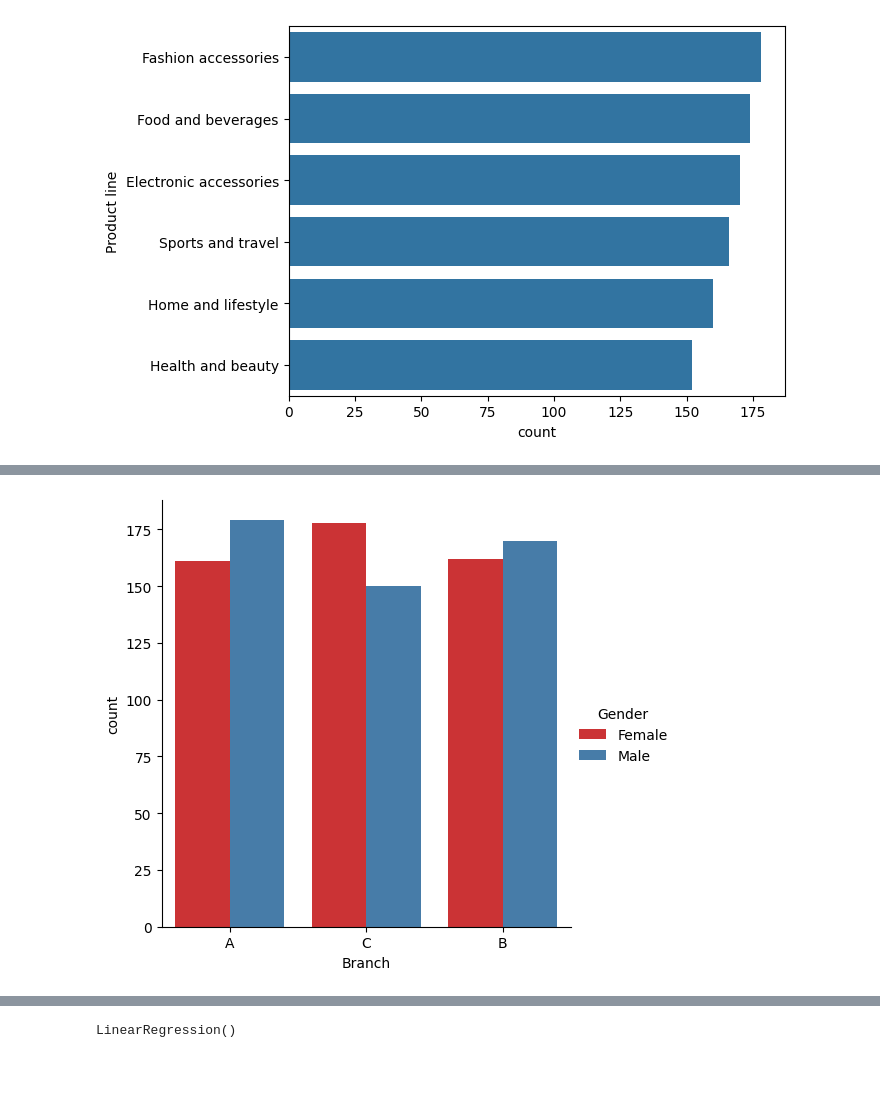
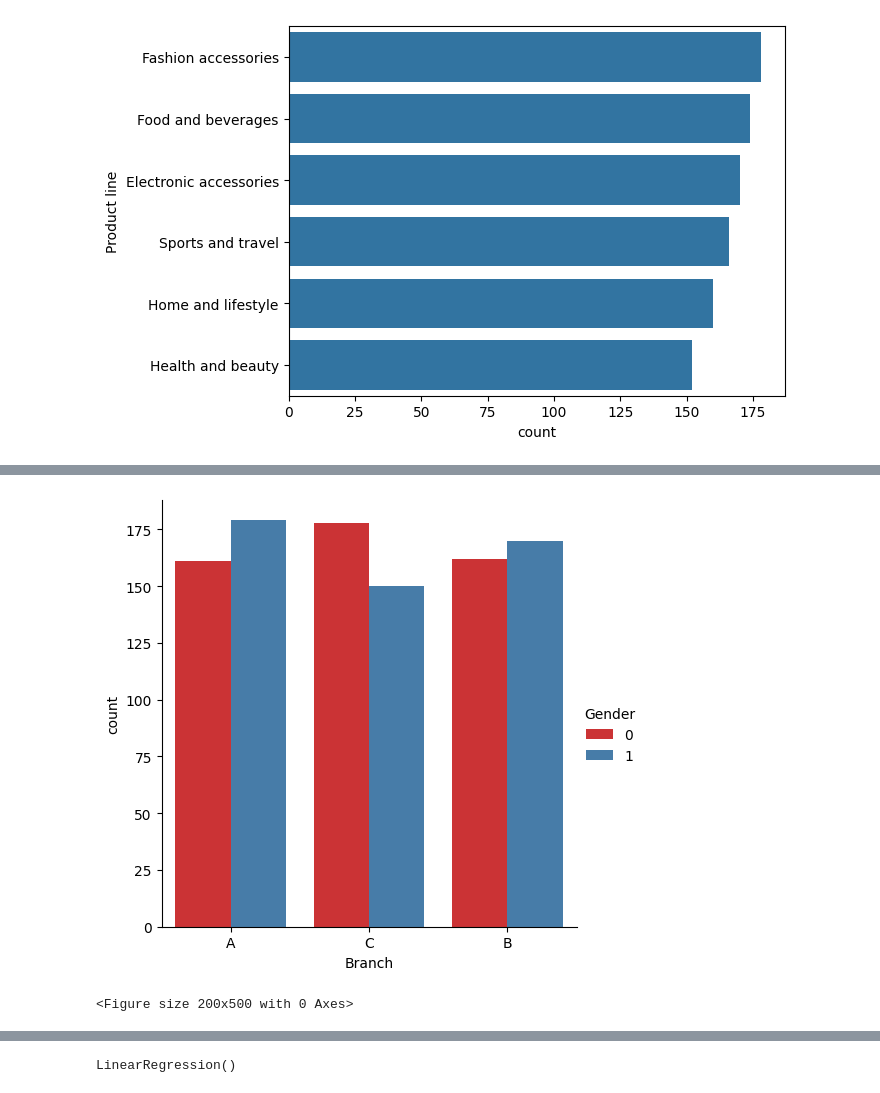
Before and after one commit to boundlessaditya/Sales_analysis_and_prediction_using_Linear_Regression, a Jupyter notebook: supermarket_sales_analysis.ipynb, the cells around one changed output, grey strips where cells are left out. Saved outputs shown, nothing was run; the diff lists cells and outputs as text; code cells hidden in the pictures.

```diff
--- a/supermarket_sales_analysis.ipynb
+++ b/supermarket_sales_analysis.ipynb
@@ -54 +54,7 @@ df.shape
+# %%
+for i in range(0,len(df.Gender)):
+    if df.iloc[i,4] == "Female":
+        df.iloc[i,4] = 0
+    else:
+        df.iloc[i,4] = 1
 # %%
@@ -63 +70,6 @@ df.head(5)
+# %%
+#Inserting a new column Price_without_tax which shows the price without tax
+df.insert(14,"Price_Without_Tax",df.cogs)
+#Deleting the gross margin percentage column as we don't need it.
+df = df.drop(["cogs","gross margin percentage"],axis = 1)
 # %%
@@ -95,2 +110,0 @@ df.describe()
-# %%
-df.insert(14,"cost_price",df.cogs)
@@ -113,2 +132,0 @@ df
-# %%
-df = df2.drop(["cogs","gross margin percentage"], axis = 1)
@@ -220,6 +275,8 @@ sns.countplot(y = 'Product line', data=df, order = df['Product line'].value_coun
 # %%
 sns.catplot(data=df,x="Branch",hue="Gender",palette="Set1",kind="count")
+plt.figure(figsize=(2,5))
 plt.show()
 # %% [output]
-[figure, old version]
+[figure, new version]
+<Figure size 200x500 with 0 Axes>
 # %%
```
Also changed, not shown: parts of 64 cells of this notebook.
